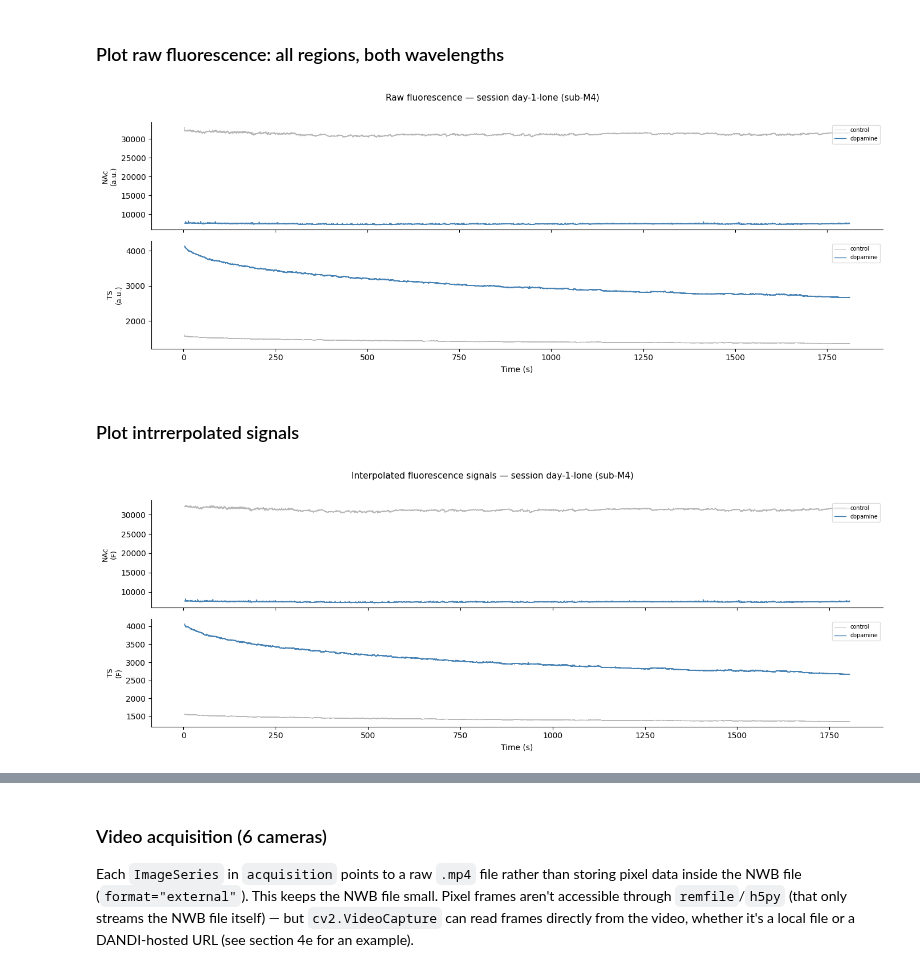
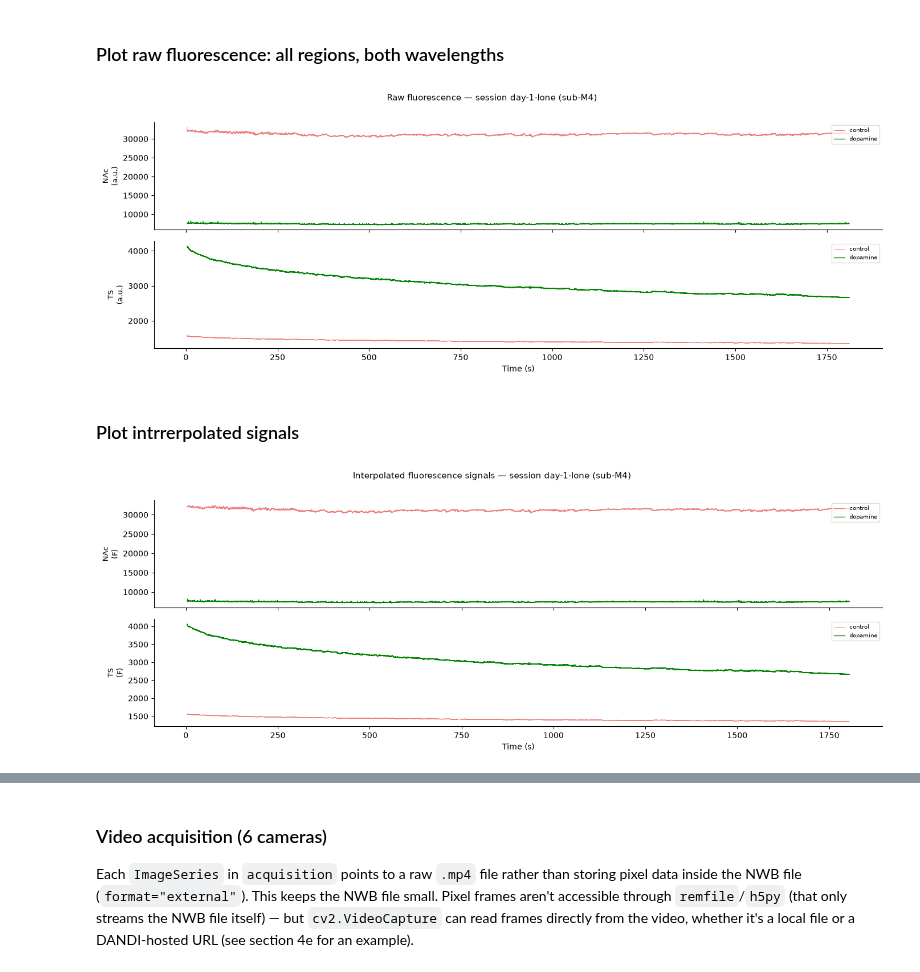
Before and after one commit to catalystneuro/uchida-lab-to-nwb, a Jupyter notebook: notebooks/dandi_001935_tutorial.ipynb, the cells around one changed output, grey strips where cells are left out. Cells and saved outputs as stored; diff of their text form; code cells hidden in the pictures.

Commit message:
Changed plot colors for tutorials and added a DeltaF/F analysis to the Dandi tutorial

```diff
--- a/notebooks/dandi_001935_tutorial.ipynb
+++ b/notebooks/dandi_001935_tutorial.ipynb
@@ -354,10 +354,8 @@ Column → region: ['NAc', 'TS']
 # %% [markdown]
 ### Plot raw fluorescence: all regions, both wavelengths
 # %%
-SIGNAL_COLOR = {
-    "Nucleus Accumbens": "#9C27B0",
-    "Tail of Striatum": "#FF9800",
-}
+CONTROL_COLOR = "#e34948"  # tdTomato control, red
+SIGNAL_COLOR = "#008300"  # GRABDA3m dopamine signal, green
 
 ctrl_ts = ctrl_series.timestamps[:]
 sig_ts = sig_series.timestamps[:]
@@ -367,49 +365,44 @@ if len(regions) == 1:
     axes = [axes]
 
 for col_idx, (ax, region) in enumerate(zip(axes, regions)):
-    color = SIGNAL_COLOR.get(region, "steelblue")
     ax.plot(
         ctrl_ts,
         ctrl_series.data[:, col_idx],
-        color="#999",
+        color=CONTROL_COLOR,
         lw=0.7,
         alpha=0.7,
         label="control",
         rasterized=True,
     )
     ax.plot(
         sig_ts,
         sig_series.data[:, col_idx],
-        color=color,
+        color=SIGNAL_COLOR,
         lw=1.0,
         alpha=1.0,
         label="dopamine",
         rasterized=True,
     )
     ax.set_ylabel(f"{region}\n({ctrl_series.unit})", fontsize=9)
     ax.legend(loc="upper right", fontsize=7, framealpha=0.7)
     ax.spines[["top", "right"]].set_visible(False)
 
 axes[-1].set_xlabel("Time (s)")
 fig.suptitle(
     f"Raw fluorescence — session {nwbfile.session_id} (sub-{nwbfile.subject.subject_id})",
     y=1.01,
     fontsize=11,
 )
 plt.tight_layout()
 plt.show()
 # %% [output]
-[figure, old version]
+[figure, new version]
 # %% [markdown]
 ### Plot intrrerpolated signals
 # %%
 ctrl_int_series = nwbfile.processing["ophys"]["FiberPhotometryInterpolatedControl"]
 sig_int_series = nwbfile.processing["ophys"]["FiberPhotometryInterpolatedDopamineSignal"]
 
-SIGNAL_COLOR = {
-    "Nucleus Accumbens": "#9C27B0",
-    "Tail of Striatum": "#FF9800",
-}
 
 ctrl_int_ts = ctrl_int_series.get_timestamps()[:]
 sig_int_ts = sig_int_series.get_timestamps()[:]
@@ -419,11 +412,10 @@ if len(regions) == 1:
     axes = [axes]
 
 for col_idx, (ax, region) in enumerate(zip(axes, regions)):
-    color = SIGNAL_COLOR.get(region, "steelblue")
     ax.plot(
         ctrl_int_ts,
         ctrl_int_series.data[:, col_idx],
-        color="#999",
+        color=CONTROL_COLOR,
         lw=0.7,
         alpha=0.7,
         label="control",
@@ -432,7 +424,7 @@ for col_idx, (ax, region) in enumerate(zip(axes, regions)):
     ax.plot(
         sig_int_ts,
         sig_int_series.data[:, col_idx],
-        color=color,
+        color=SIGNAL_COLOR,
         lw=1.0,
         alpha=1.0,
         label="dopamine",
@@ -451,4 +443,4 @@ fig.suptitle(
 plt.tight_layout()
 plt.show()
 # %% [output]
-[figure, old version]
+[figure, new version]
```
Also changed, not shown: parts of 4 cells of this notebook, 2 other files.
